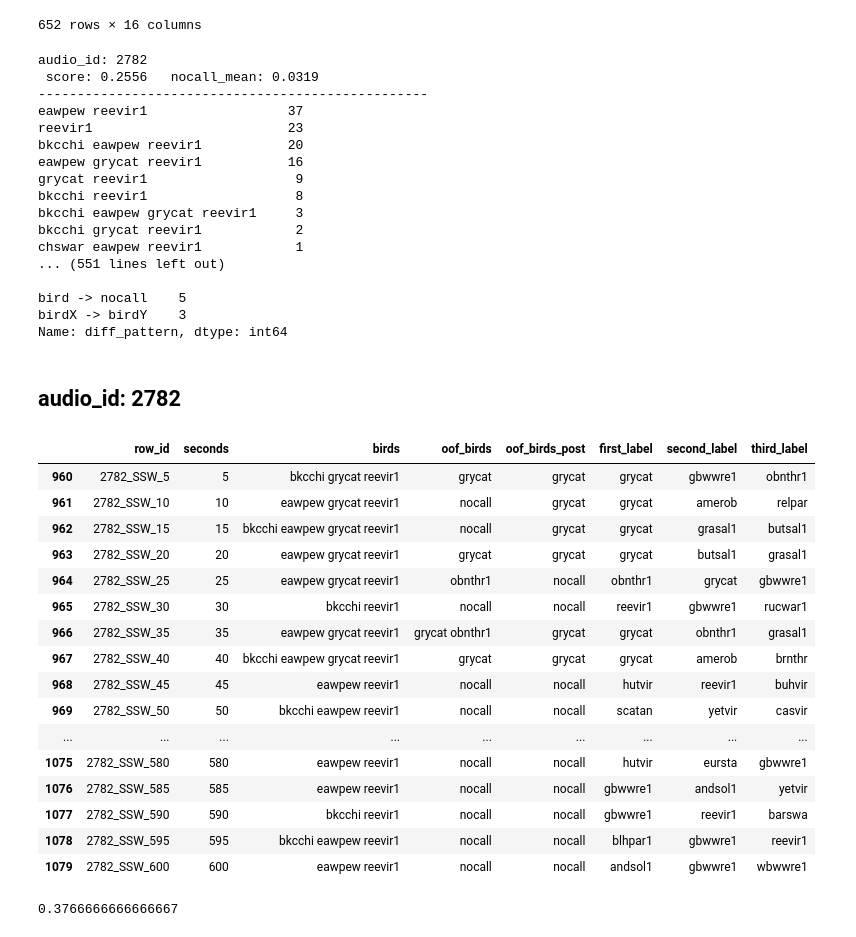
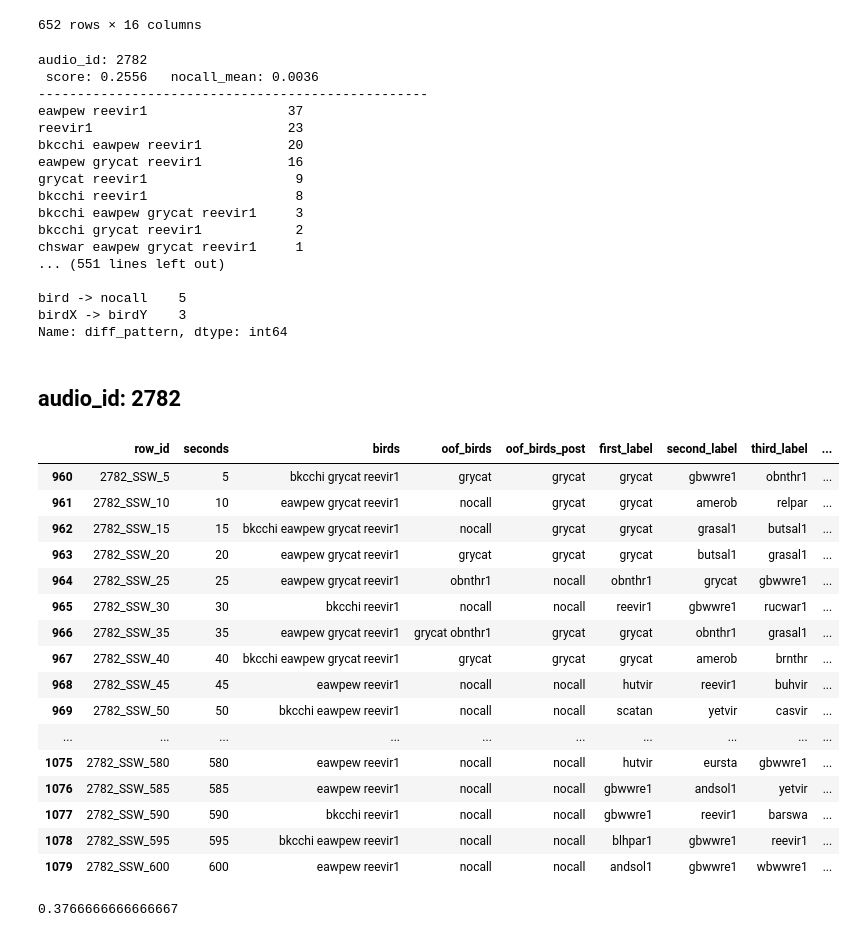
Before and after one commit to Naoki1101/kaggle-birdcall2021, a Jupyter notebook: notebooks/EDA_oof.ipynb, the cells around one changed output. Drawn from its saved outputs; the diff is of its cells as text; code cells hidden in the pictures.

```diff
--- a/notebooks/EDA_oof.ipynb
+++ b/notebooks/EDA_oof.ipynb
@@ -228,7 +229,7 @@ valid_df.head()
 valid_df["diff"] = (valid_df["birds"].apply(lambda x: 1 if x == "nocall" else 0) -
                                  valid_df["oof_birds"].apply(lambda x: 1 if x == "nocall" else 0))
 valid_df["diff_pattern"] = valid_df["diff"].map({-1: "bird -> nocall", 0: "birdX -> birdY", 1: "nocall -> bird"})
-valid_df["nocall_p"] = 1 - oof70.reshape(-1)
+valid_df["birdcall_p"] = oof79.reshape(-1)
 # %%
 valid_df["diff_pattern"].value_counts()
 # %% [output]
@@ -261,7 +262,7 @@ for audio_id, audio_df in gp:
     idxs = audio_df.index.values
     score = row_wise_micro_averaged_f1_score( valid_df.loc[idxs, "birds"].values, valid_df.loc[idxs, "oof_birds"])
 
-    print(f"audio_id: {audio_id}\n score: {score:.4f}   nocall_mean: {audio_df['nocall_p'].mean():.4f}")
+    print(f"audio_id: {audio_id}\n score: {score:.4f}   nocall_mean: {1 - audio_df['birdcall_p'].mean():.4f}")
     print("-" * 50)
     print(audio_df['birds'].value_counts())
     print("\n")
@@ -271,7 +272,7 @@ for audio_id, audio_df in gp:
     print("\n" * 2)
 # %% [output]
 audio_id: 2782
- score: 0.2556   nocall_mean: 0.0319
+ score: 0.2556   nocall_mean: 0.0036
 --------------------------------------------------
 eawpew reevir1                  37
 reevir1                         23
@@ -281,7 +282,7 @@ grycat reevir1                   9
 bkcchi reevir1                   8
 bkcchi eawpew grycat reevir1     3
 bkcchi grycat reevir1            2
-chswar eawpew reevir1            1
+chswar eawpew grycat reevir1     1
 ... (551 lines left out)
 
 bird -> nocall    5
@@ -292,25 +293,25 @@ Name: diff_pattern, dtype: int64
 # %%
 idx = valid_df[valid_df["audio_id"] == 2782].index.values
 df = valid_df.loc[idx]
-df[["row_id", "seconds", "birds", "oof_birds", "oof_birds_post", "first_label", "second_label", "third_label"]]
+df[["row_id", "seconds", "birds", "oof_birds", "oof_birds_post", "first_label", "second_label", "third_label", "birdcall_p"]]
 # %% [output]
-|  | row_id | seconds | birds | oof_birds | oof_birds_post | first_label | second_label | third_label |
-| 960 | 2782_SSW_5 | 5 | bkcchi grycat reevir1 | grycat | grycat | grycat | gbwwre1 | obnthr1 |
-| 961 | 2782_SSW_10 | 10 | eawpew grycat reevir1 | nocall | grycat | grycat | amerob | relpar |
-| 962 | 2782_SSW_15 | 15 | bkcchi eawpew grycat reevir1 | nocall | grycat | grycat | grasal1 | butsal1 |
-| 963 | 2782_SSW_20 | 20 | eawpew grycat reevir1 | grycat | grycat | grycat | butsal1 | grasal1 |
-| 964 | 2782_SSW_25 | 25 | eawpew grycat reevir1 | obnthr1 | nocall | obnthr1 | grycat | gbwwre1 |
-| 965 | 2782_SSW_30 | 30 | bkcchi reevir1 | nocall | nocall | reevir1 | gbwwre1 | rucwar1 |
-| 966 | 2782_SSW_35 | 35 | eawpew grycat reevir1 | grycat obnthr1 | grycat | grycat | obnthr1 | grasal1 |
-| 967 | 2782_SSW_40 | 40 | bkcchi eawpew grycat reevir1 | grycat | grycat | grycat | amerob | brnthr |
-| 968 | 2782_SSW_45 | 45 | eawpew reevir1 | nocall | nocall | hutvir | reevir1 | buhvir |
-| 969 | 2782_SSW_50 | 50 | bkcchi eawpew reevir1 | nocall | nocall | scatan | yetvir | casvir |
-| ... | ... | ... | ... | ... | ... | ... | ... | ... |
-| 1075 | 2782_SSW_580 | 580 | eawpew reevir1 | nocall | nocall | hutvir | eursta | gbwwre1 |
-| 1076 | 2782_SSW_585 | 585 | eawpew reevir1 | nocall | nocall | gbwwre1 | andsol1 | yetvir |
-| 1077 | 2782_SSW_590 | 590 | bkcchi reevir1 | nocall | nocall | gbwwre1 | reevir1 | barswa |
-| 1078 | 2782_SSW_595 | 595 | bkcchi eawpew reevir1 | nocall | nocall | blhpar1 | gbwwre1 | reevir1 |
-| 1079 | 2782_SSW_600 | 600 | eawpew reevir1 | nocall | nocall | andsol1 | gbwwre1 | wbwwre1 |
+|  | row_id | seconds | birds | oof_birds | oof_birds_post | first_label | second_label | third_label | ... |
+| 960 | 2782_SSW_5 | 5 | bkcchi grycat reevir1 | grycat | grycat | grycat | gbwwre1 | obnthr1 | ... |
+| 961 | 2782_SSW_10 | 10 | eawpew grycat reevir1 | nocall | grycat | grycat | amerob | relpar | ... |
+| 962 | 2782_SSW_15 | 15 | bkcchi eawpew grycat reevir1 | nocall | grycat | grycat | grasal1 | butsal1 | ... |
+| 963 | 2782_SSW_20 | 20 | eawpew grycat reevir1 | grycat | grycat | grycat | butsal1 | grasal1 | ... |
+| 964 | 2782_SSW_25 | 25 | eawpew grycat reevir1 | obnthr1 | nocall | obnthr1 | grycat | gbwwre1 | ... |
+| 965 | 2782_SSW_30 | 30 | bkcchi reevir1 | nocall | nocall | reevir1 | gbwwre1 | rucwar1 | ... |
+| 966 | 2782_SSW_35 | 35 | eawpew grycat reevir1 | grycat obnthr1 | grycat | grycat | obnthr1 | grasal1 | ... |
+| 967 | 2782_SSW_40 | 40 | bkcchi eawpew grycat reevir1 | grycat | grycat | grycat | amerob | brnthr | ... |
+| 968 | 2782_SSW_45 | 45 | eawpew reevir1 | nocall | nocall | hutvir | reevir1 | buhvir | ... |
+| 969 | 2782_SSW_50 | 50 | bkcchi eawpew reevir1 | nocall | nocall | scatan | yetvir | casvir | ... |
+| ... | ... | ... | ... | ... | ... | ... | ... | ... | ... |
+| 1075 | 2782_SSW_580 | 580 | eawpew reevir1 | nocall | nocall | hutvir | eursta | gbwwre1 | ... |
+| 1076 | 2782_SSW_585 | 585 | eawpew reevir1 | nocall | nocall | gbwwre1 | andsol1 | yetvir | ... |
+| 1077 | 2782_SSW_590 | 590 | bkcchi reevir1 | nocall | nocall | gbwwre1 | reevir1 | barswa | ... |
+| 1078 | 2782_SSW_595 | 595 | bkcchi eawpew reevir1 | nocall | nocall | blhpar1 | gbwwre1 | reevir1 | ... |
+| 1079 | 2782_SSW_600 | 600 | eawpew reevir1 | nocall | nocall | andsol1 | gbwwre1 | wbwwre1 | ... |
 # %%
 row_wise_micro_averaged_f1_score( df["birds"].values, df["first_label"])
 # %% [output]
```
Also changed, not shown: parts of 73 cells of this notebook, 31 other files.
